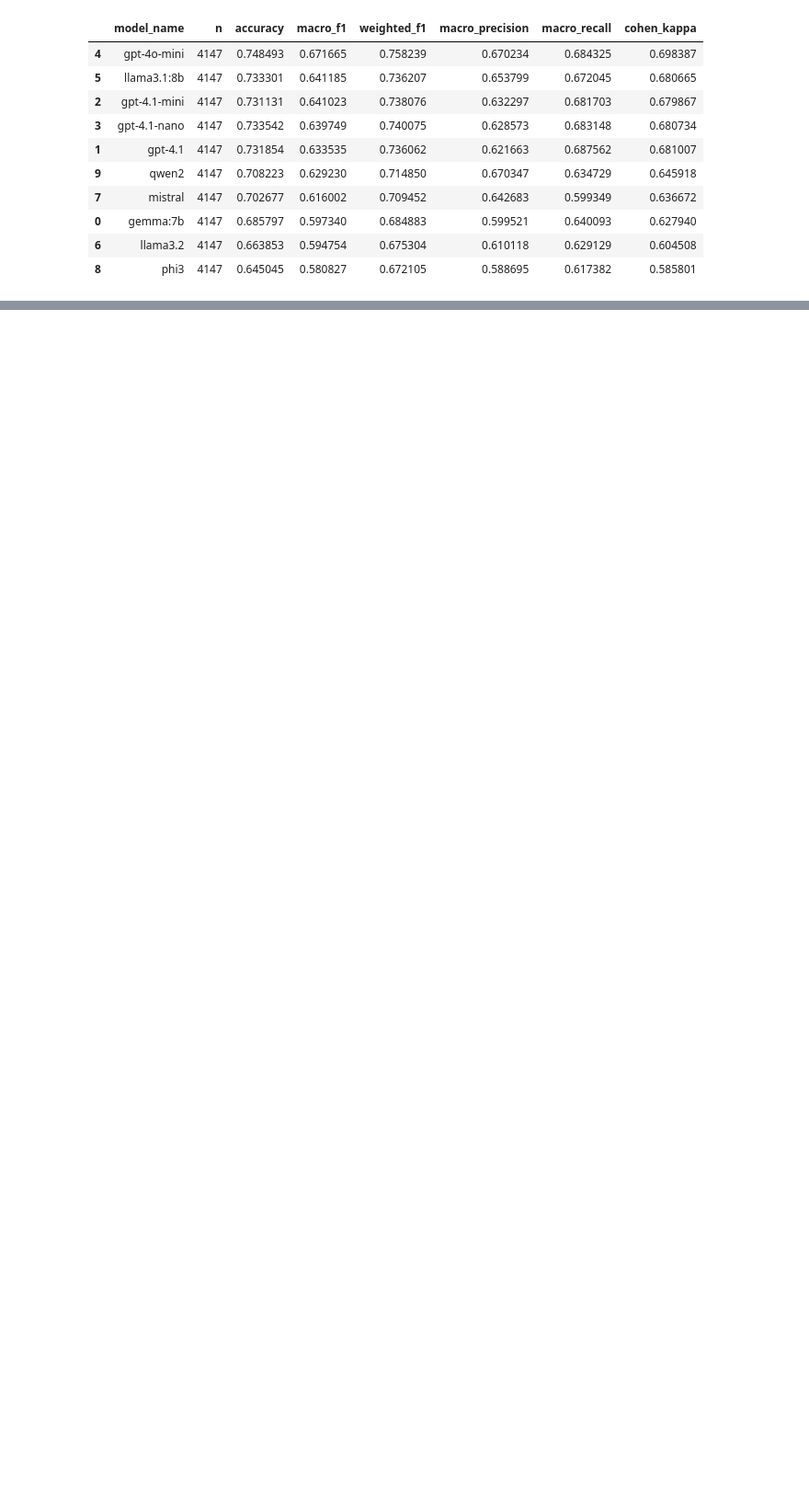
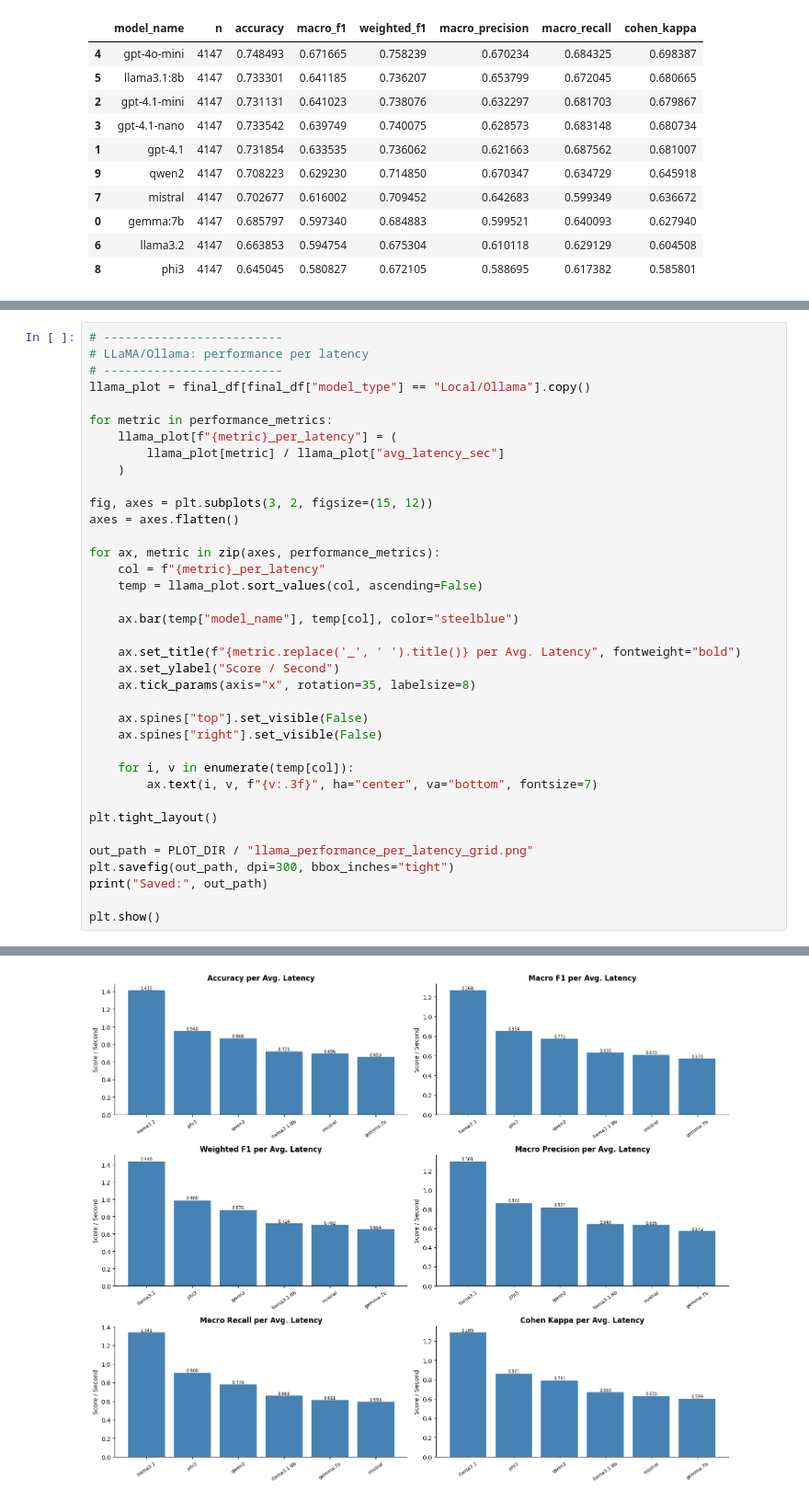
Before and after one commit to Sagnik-Chakravarty/FrameScope, a Jupyter notebook: Notebooks/01_LLM_comparison_metrics.ipynb, the cells around one changed output, grey strips where cells are left out. Shown at 92% size. Saved outputs shown, nothing was run; the diff lists cells and outputs as text; blank space fills up the shorter version.

```diff
--- a/Notebooks/01_LLM_comparison_metrics.ipynb
+++ b/Notebooks/01_LLM_comparison_metrics.ipynb
@@ -981,0 +1110,38 @@ Saved: ../plots/model_benchmark/all_model_metrics_bar_charts.png
+# %%
+# -------------------------
+# LLaMA/Ollama: performance per latency
+# -------------------------
+llama_plot = final_df[final_df["model_type"] == "Local/Ollama"].copy()
+
+for metric in performance_metrics:
+    llama_plot[f"{metric}_per_latency"] = (
+        llama_plot[metric] / llama_plot["avg_latency_sec"]
+    )
+
+fig, axes = plt.subplots(3, 2, figsize=(15, 12))
+axes = axes.flatten()
+
+for ax, metric in zip(axes, performance_metrics):
+    col = f"{metric}_per_latency"
+    temp = llama_plot.sort_values(col, ascending=False)
+
+    ax.bar(temp["model_name"], temp[col], color="steelblue")
+
+    ax.set_title(f"{metric.replace('_', ' ').title()} per Avg. Latency", fontweight="bold")
+    ax.set_ylabel("Score / Second")
+    ax.tick_params(axis="x", rotation=35, labelsize=8)
+
+    ax.spines["top"].set_visible(False)
+    ax.spines["right"].set_visible(False)
+
+    for i, v in enumerate(temp[col]):
+        ax.text(i, v, f"{v:.3f}", ha="center", va="bottom", fontsize=7)
+
+plt.tight_layout()
+
+out_path = PLOT_DIR / "llama_performance_per_latency_grid.png"
+plt.savefig(out_path, dpi=300, bbox_inches="tight")
+print("Saved:", out_path)
+
+plt.show()
+# %% [output]
@@ -981,0 +1149 @@ Saved: ../plots/model_benchmark/all_model_metrics_bar_charts.png
+[figure, added]
```
Also changed, not shown: parts of 13 cells of this notebook.
